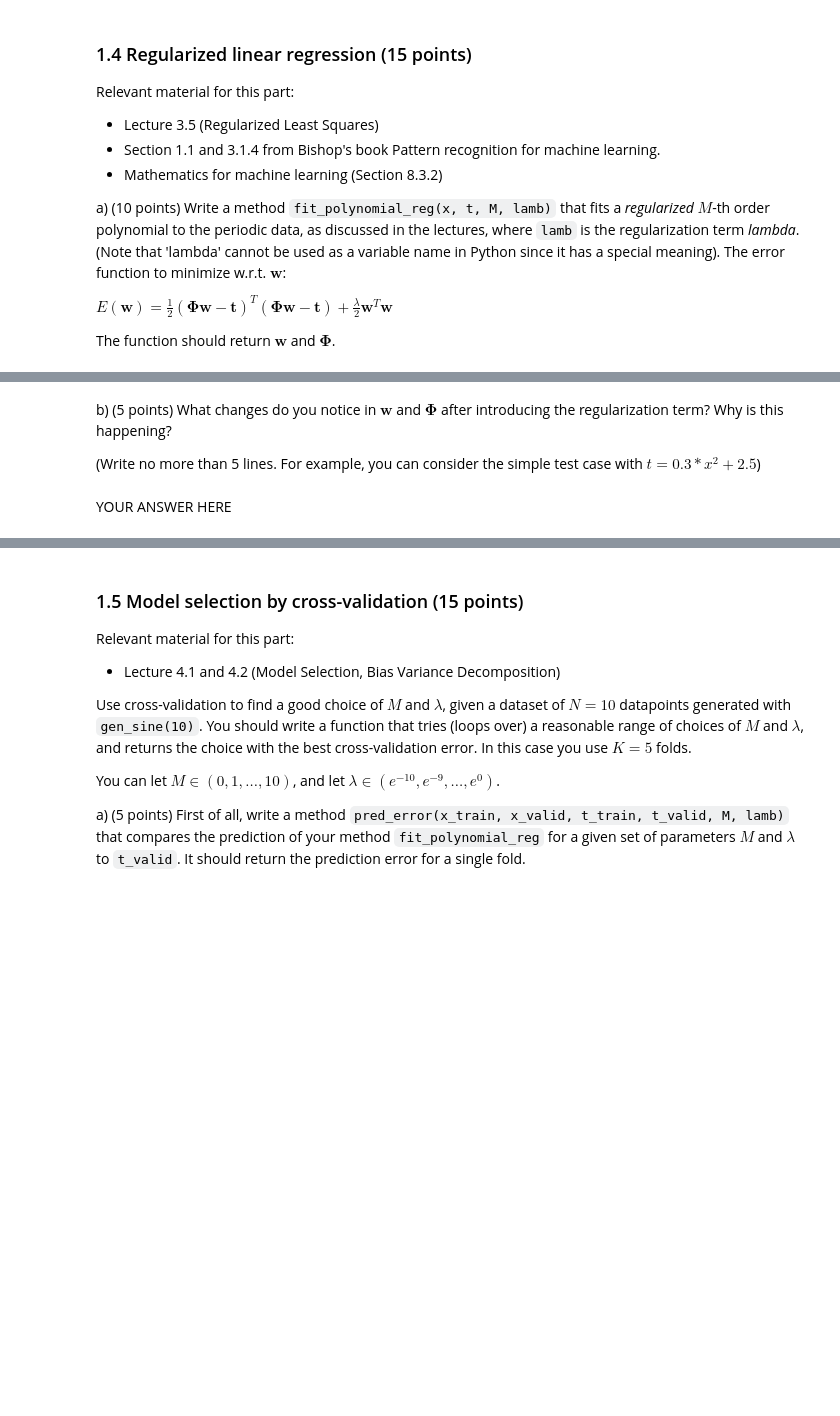
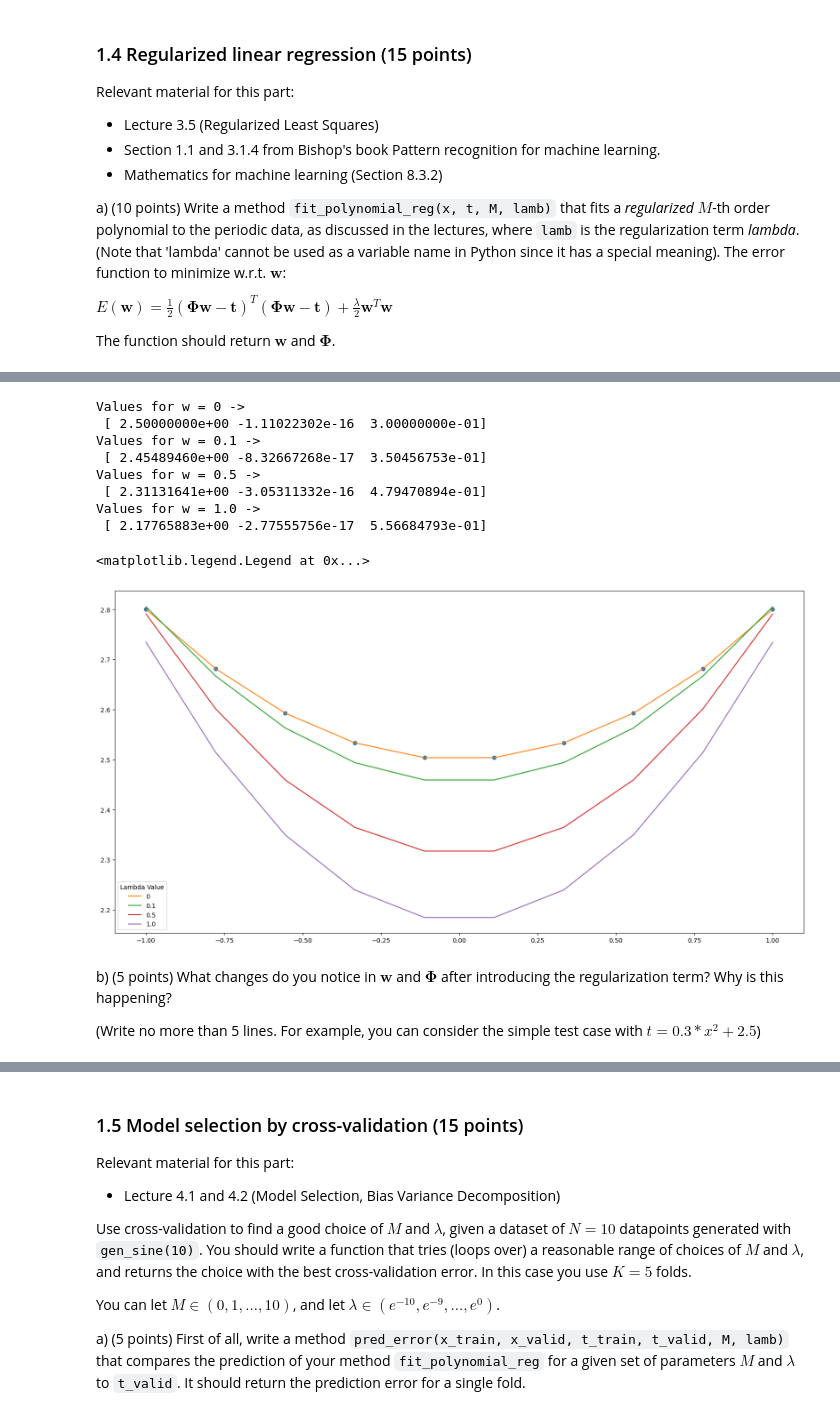
Before and after one commit to OlineRanum/Machine-Learning-1, a Jupyter notebook: Lab1/14244950_13239821_lab1.ipynb, the cells around one changed output, grey strips where cells are left out. Saved outputs shown, nothing was run; the diff lists cells and outputs as text; code cells hidden in the pictures; blank space fills up the shorter version.

```diff
--- a/Lab1/14244950_13239821_lab1.ipynb
+++ b/Lab1/14244950_13239821_lab1.ipynb
@@ -254,9 +284,44 @@ w, Phi = fit_polynomial_reg(x,t,m, lamb)
 
 assert w.shape == (m+1,), "The shape of w is incorrect"
 assert Phi.shape == (N, m+1), "The shape of w is incorrect"
+# %%
+### Test your function
+N = 10
+x = np.linspace(-1, 1, N)
+t = 0.3*np.square(x) + 2.5
+m = 2
+lamb = [0, 0.1, 0.5, 1.0]
+n_l = len(lamb)
+
+w_grouped = []
+Phi_grouped = []
+prediction = []
+
+for i in range(n_l):
+    _w, _Phi = fit_polynomial_reg(x, t, m, lamb[i])
+    w_grouped.append(_w)
+    Phi_grouped.append(_Phi)
+    prediction.append(np.matmul(_Phi, _w))
+    print(f"Values for w = {lamb[i]} ->\n {_w}")
+
+
+
+plot(x, t, "o")
+for i, pred in enumerate(prediction):
+    plot(x, pred, label=f"{lamb[i]}")
+legend(title = "Lambda Value")
+# %% [output]
+Values for w = 0 ->
+ [ 2.50000000e+00 -1.11022302e-16  3.00000000e-01]
+Values for w = 0.1 ->
+ [ 2.45489460e+00 -8.32667268e-17  3.50456753e-01]
+Values for w = 0.5 ->
+ [ 2.31131641e+00 -3.05311332e-16  4.79470894e-01]
+Values for w = 1.0 ->
+ [ 2.17765883e+00 -2.77555756e-17  5.56684793e-01]
+<matplotlib.legend.Legend at 0x...>
+[figure, added]
 # %% [markdown]
 b) (5 points) What changes do you notice in $\mathbf{w}$ and $\mathbf{\Phi}$ after introducing the regularization term? Why is this happening?
 
 (Write no more than 5 lines. For example, you can consider the simple test case with $t = 0.3*x^2 + 2.5$)
-# %% [markdown]
-YOUR ANSWER HERE
```
Also changed, not shown: parts of 9 cells of this notebook.
